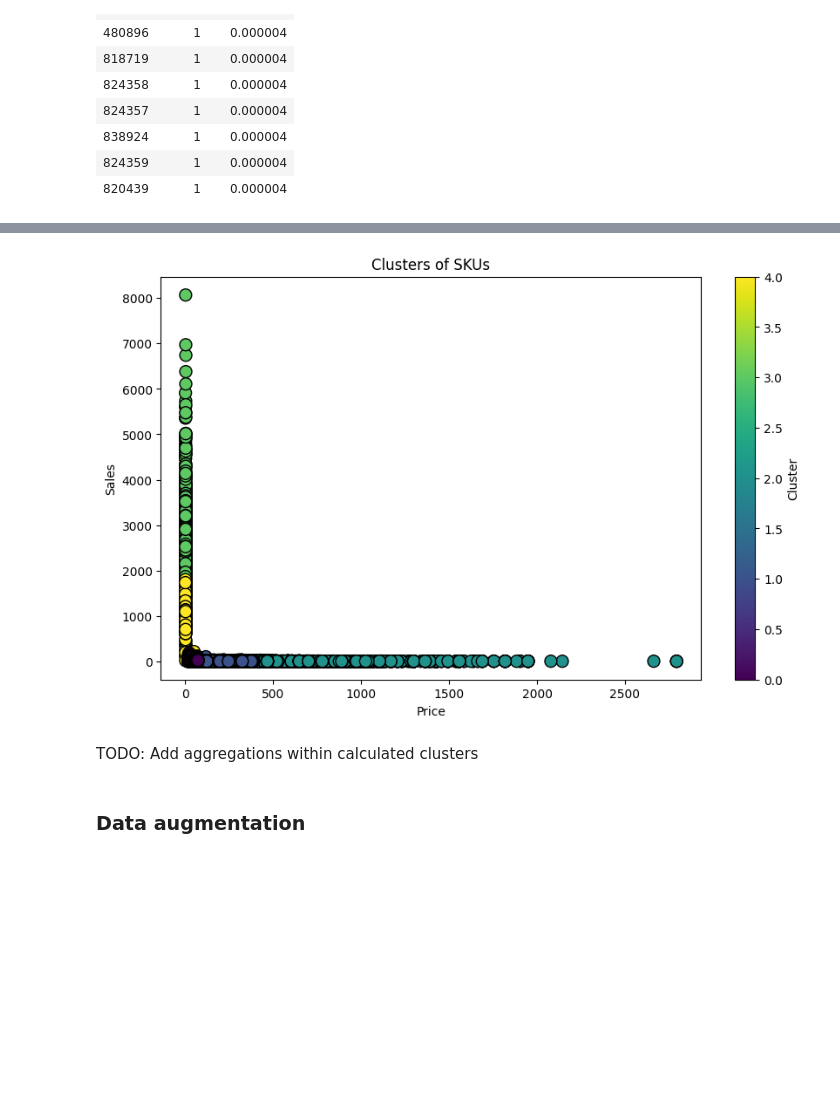
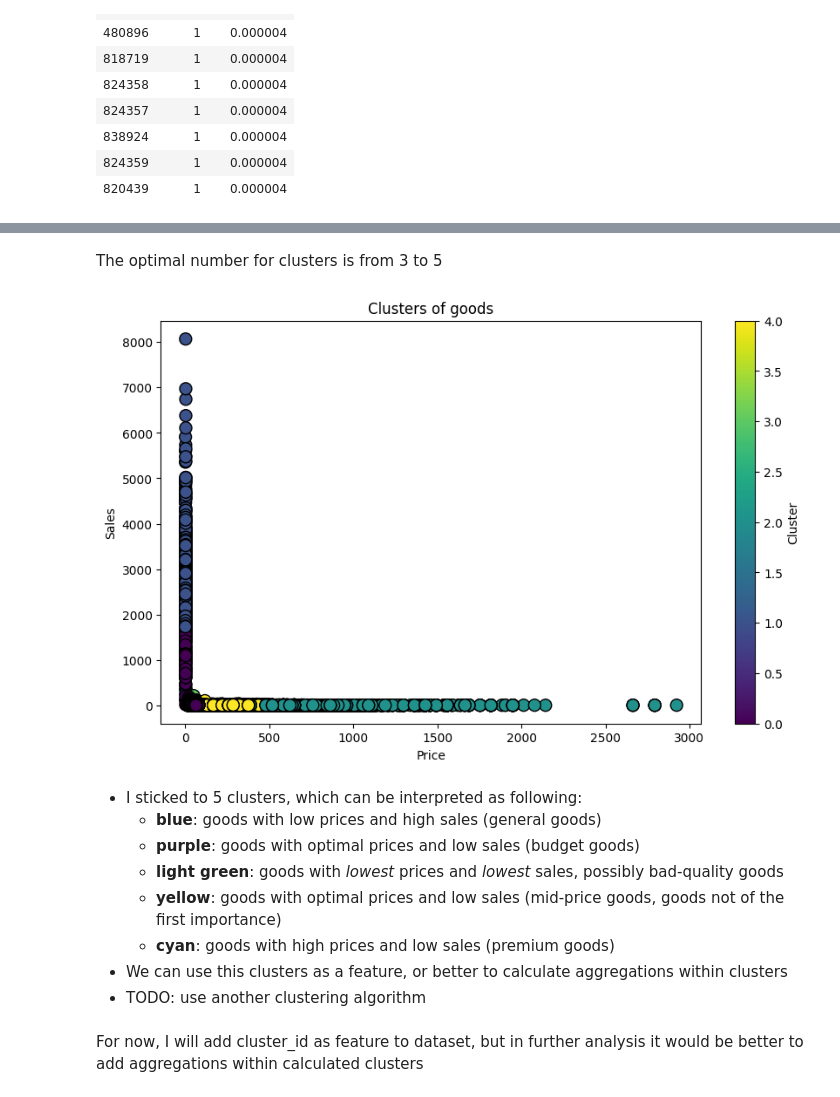
Before and after one commit to lezhocheck/sales-prediction, a Jupyter notebook: notebooks/eda.ipynb, the cells around one changed output, grey strips where cells are left out. Cells and saved outputs as stored; diff of their text form; code cells hidden in the pictures; blank space fills up the shorter version.

```diff
--- a/notebooks/eda.ipynb
+++ b/notebooks/eda.ipynb
@@ -390,0 +561,12 @@ kmeans = kmeans.fit(features_scaled)
+# %%
+sma_merged = []
+for category, date, sale_price, sales_quantity in sma_aggregation.iter_rows():
+    sma_merged.append(
+        pl.DataFrame(
+            schema=['date', f'sma_{WINDOW}_sales_price', f'sma_{WINDOW}_sales_quantity'],
+            data=[date, sale_price, sales_quantity], orient='col'
+        ).with_columns(pl.lit(category).cast(pl.Int64).alias('category_id'))
+    )
+
+sma_merged = pl.concat(sma_merged, how='vertical')
+sma_merged
@@ -390,0 +588,3 @@ kmeans = kmeans.fit(features_scaled)
+# %%
+feature_dataset = lagged_data.join(sma_merged, on=['category_id', 'date'],)
+feature_dataset
@@ -390,0 +653,3 @@ kmeans = kmeans.fit(features_scaled)
+# %%
+clean_dataset = feature_dataset.drop_nulls()
+clean_dataset
@@ -390,0 +671,6 @@ kmeans = kmeans.fit(features_scaled)
+# %%
+# normalize dataset due to K-Means is affected by feature scale
+features = clean_dataset.to_numpy()
+
+scaler = StandardScaler()
+features_scaled = scaler.fit_transform(features)
@@ -390,0 +694,2 @@ kmeans = kmeans.fit(features_scaled)
+# %% [markdown]
+The optimal number for clusters is from 3 to 5
@@ -392,15 +700,19 @@ kmeans = kmeans.fit(features_scaled)
 clusters = kmeans.fit_predict(features_scaled)
 # %%
 plt.figure(figsize=(10, 6))
-plt.scatter(cleaned['sales_price'], cleaned['sales_quantity'], c=clusters, cmap='viridis', marker='o', edgecolor='k', s=100)
-plt.title('Clusters of SKUs')
+plt.scatter(
+    clean_dataset['sales_price'],
+    clean_dataset['sales_quantity'],
+    c=clusters,
+    cmap='viridis',
+    marker='o',
+    edgecolor='k',
+    s=100
+)
+plt.title('Clusters of goods')
 plt.xlabel('Price')
 plt.ylabel('Sales')
 plt.colorbar(label='Cluster')
 plt.show()
 # %% [output]
-[figure, old version]
+[figure, new version]
-# %% [markdown]
-TODO: Add aggregations within calculated clusters
-# %% [markdown]
-### Data augmentation
@@ -408,0 +719,11 @@ from sklearn.ensemble import RandomForestRegressor
+# %% [markdown]
+- I sticked to 5 clusters, which can be interpreted as following:
+    - **blue**: goods with low prices and high sales (general goods)
+    - **purple**: goods with optimal prices and low sales (budget goods)
+    - **light green**: goods with *lowest* prices and *lowest* sales, possibly bad-quality goods
+    - **yellow**: goods with optimal prices and low sales (mid-price goods, goods not of the first importance)
+    - **cyan**: goods with high prices and low sales (premium goods)
+- We can use this clusters as a feature, or better to calculate aggregations within clusters
+- TODO: use another clustering algorithm
+# %% [markdown]
+For now, I will add cluster_id as feature to dataset, but in further analysis it would be better to add aggregations within calculated clusters
```
Also changed, not shown: parts of 91 cells of this notebook, 1 other file.
